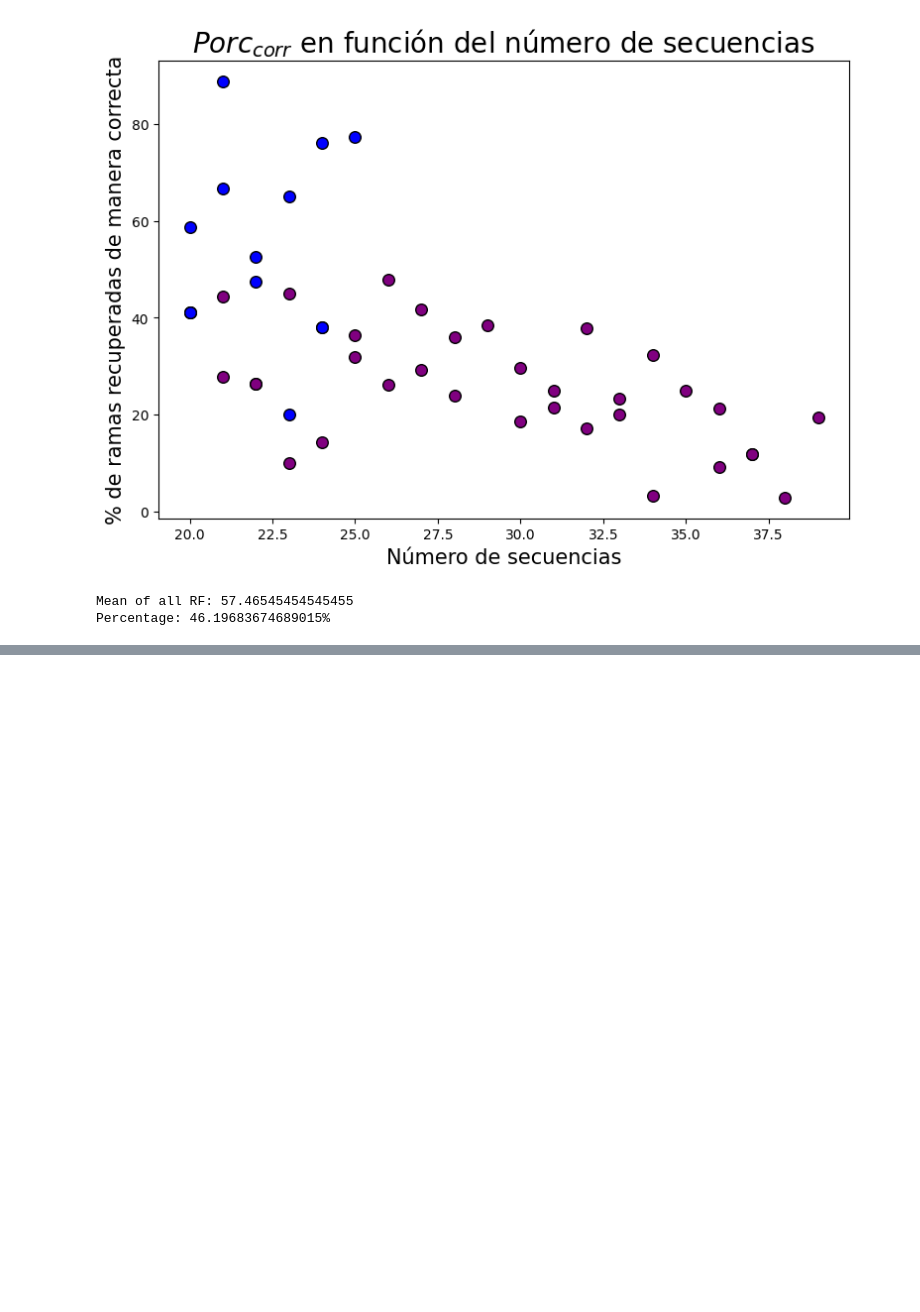
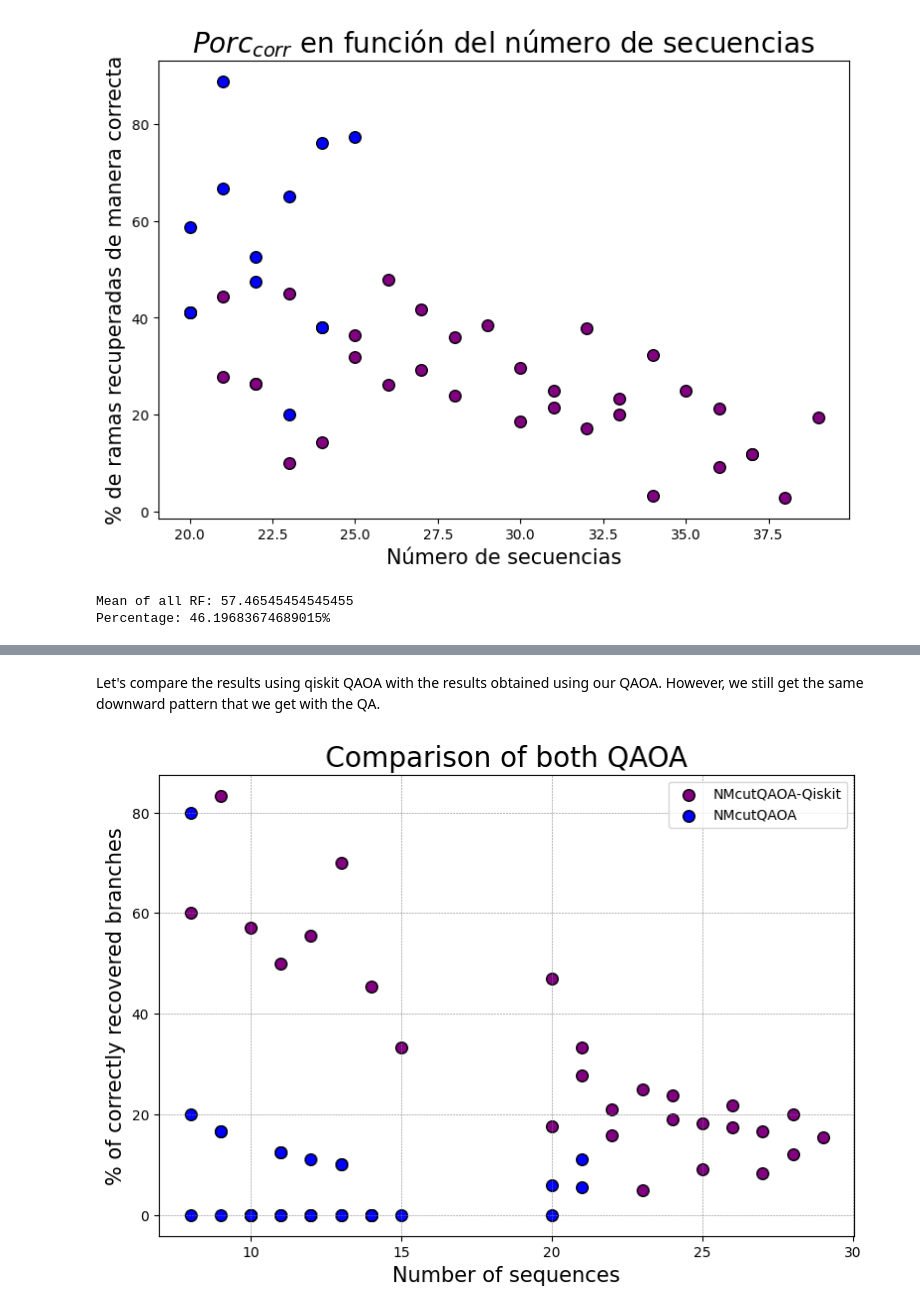
Before and after one commit to Nicofero/PhyloTree_ReConst, a Jupyter notebook: metrics_study.ipynb, the cells around one changed output, grey strips where cells are left out. Drawn from its saved outputs; the diff is of its cells as text; code cells hidden in the pictures; blank space fills up the shorter version.

```diff
--- a/metrics_study.ipynb
+++ b/metrics_study.ipynb
@@ -405,0 +402,16 @@ Percentage: 46.19683674689015%
+# %% [markdown]
+Let's compare the results using qiskit QAOA with the results obtained using our QAOA. However, we still get the same downward pattern that we get with the QA.
+# %%
+# Plot the data
+plt.subplots(figsize=(9, 6))
+plt.scatter(qiskit_df['size'], qiskit_df['RF'], edgecolor='k', color='purple', s=70,label='NMcutQAOA-Qiskit')
+plt.scatter(rf_qaoa['size'], rf_qaoa['RF'], edgecolor='k', color='blue', s=70,label='NMcutQAOA')
+# plt.plot(grouped_df['size'], grouped_df['Media RF'], color='red', lw=2)
+plt.xlabel('Number of sequences',fontdict={'fontsize': 15})
+plt.ylabel('% of correctly recovered branches',fontdict={'fontsize': 15})
+plt.title('Comparison of both QAOA', fontsize=20)
+plt.grid(color='gray', linestyle='--', linewidth=0.4)
+plt.legend()
+plt.show()
+# %% [output]
+[figure, added]
```
Also changed, not shown: parts of 20 cells of this notebook, 32 other files.
